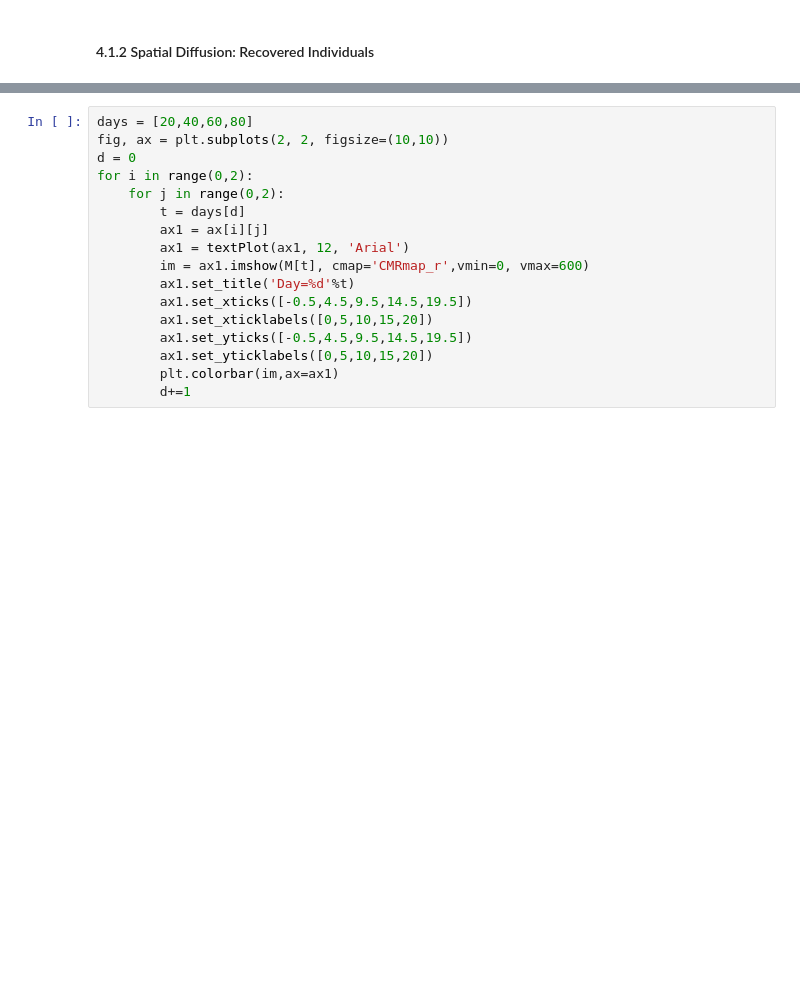
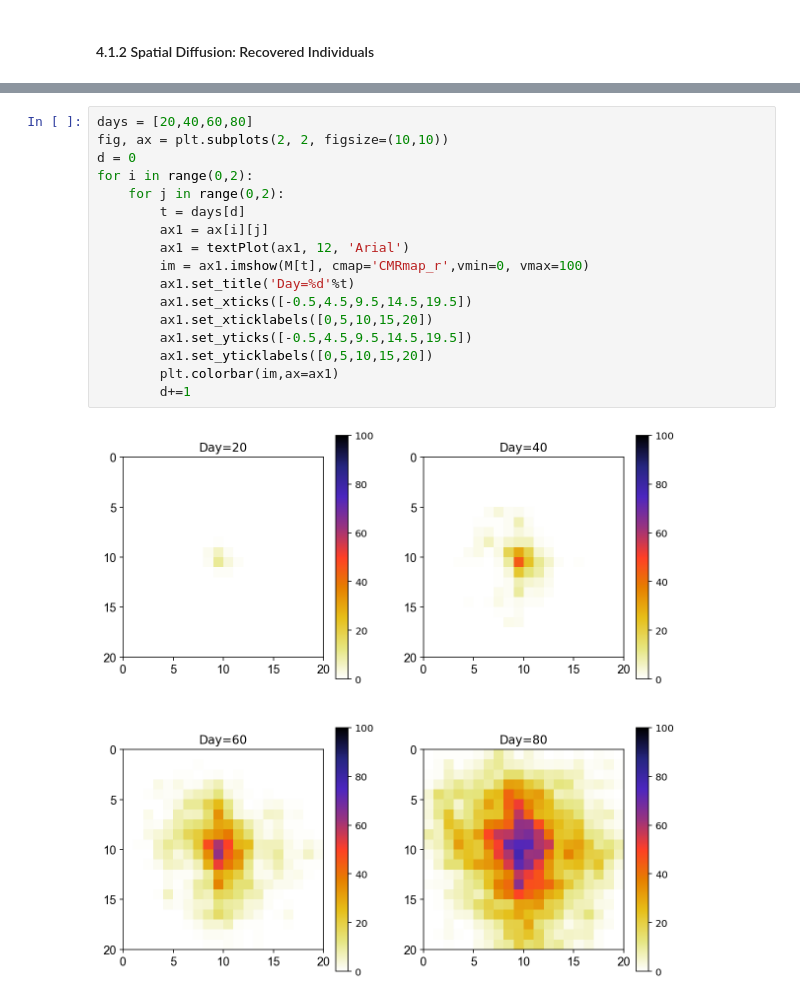
Before and after one commit to emanuelemassaro/mosquitoes, a Jupyter notebook: analyzeMosquito-Copy1.ipynb, the cells around one changed output, grey strips where cells are left out. Saved outputs shown, nothing was run; the diff lists cells and outputs as text; blank space fills up the shorter version.

```diff
--- a/analyzeMosquito-Copy1.ipynb
+++ b/analyzeMosquito-Copy1.ipynb
@@ -243,17 +241,19 @@ NameError: name 'gs' is not defined
 # %%
 days = [20,40,60,80]
 fig, ax = plt.subplots(2, 2, figsize=(10,10))
 d = 0
 for i in range(0,2):
     for j in range(0,2):
         t = days[d]
         ax1 = ax[i][j]
         ax1 = textPlot(ax1, 12, 'Arial')
-        im = ax1.imshow(M[t], cmap='CMRmap_r',vmin=0, vmax=600)
+        im = ax1.imshow(M[t], cmap='CMRmap_r',vmin=0, vmax=100)
         ax1.set_title('Day=%d'%t)
         ax1.set_xticks([-0.5,4.5,9.5,14.5,19.5])
         ax1.set_xticklabels([0,5,10,15,20])
         ax1.set_yticks([-0.5,4.5,9.5,14.5,19.5])
         ax1.set_yticklabels([0,5,10,15,20])
         plt.colorbar(im,ax=ax1)
         d+=1
+# %% [output]
+[figure, added]
```
Also changed, not shown: parts of 8 cells of this notebook, 16 other files.
